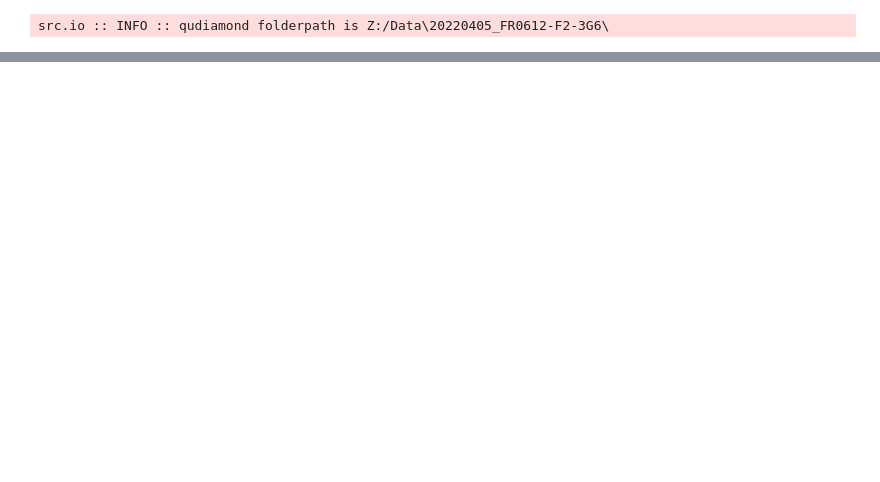
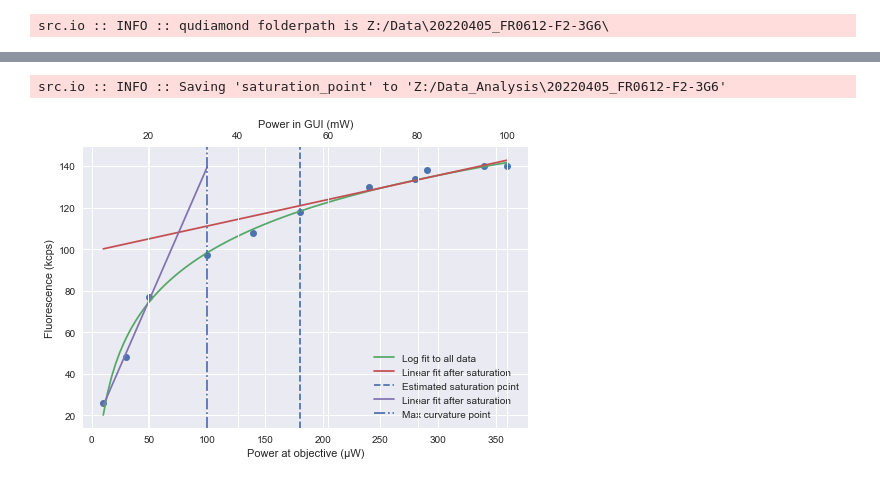
Before and after one commit to dineshpinto/qudi-hira-analysis, a Jupyter notebook: notebooks/20220405_FR0612-F2-3G6.ipynb, the cells around one changed output, grey strips where cells are left out. Drawn from its saved outputs; the diff is of its cells as text; code cells hidden in the pictures; blank space fills up the shorter version.

```diff
--- a/notebooks/20220405_FR0612-F2-3G6.ipynb
+++ b/notebooks/20220405_FR0612-F2-3G6.ipynb
@@ -49,0 +73,42 @@ src.io :: INFO :: Saving 'laser_normalization' to 'Z:/Data_Analysis\20220405_FR0
+# %%
+fig, ax = plt.subplots(figsize=(7, 5))
+
+ax.plot(df['Obj Power (uW)'], df['Counts'], "o")
+
+# Log fit
+popt, pcov = curve_fit(logarithm, df['Obj Power (uW)'], df['Counts'])
+x = np.linspace(df['Obj Power (uW)'].min(), df['Obj Power (uW)'].max(), 100)
+ax.plot(x, logarithm(x, *popt), label="Log fit to all data")
+
+# Linear fit optimizer
+# for b in range(4, 9, 1):
+#     popt, pcov = curve_fit(linear, df['Obj Power (uW)'][0:b], df['Counts'][0:b])
+#     ax.plot(df['Obj Power (uW)'][0:9], linear(df['Obj Power (uW)'][0:9], *popt), label=f"b={b}")
+
+# Linear fit result
+optimal_point = 6
+popt, pcov = curve_fit(linear, df['Obj Power (uW)'][0:optimal_point], df['Counts'][0:optimal_point])
+ax.plot(df['Obj Power (uW)'], linear(df['Obj Power (uW)'], *popt), label="Linear fit after saturation")
+ax.axvline(df['Obj Power (uW)'][optimal_point - 1], linestyle="--", label="Estimated saturation point")
+
+optimal_point = 3
+popt, pcov = curve_fit(linear, df['Obj Power (uW)'][-optimal_point:], df['Counts'][-optimal_point:])
+ax.plot(df['Obj Power (uW)'][-optimal_point - 1:], linear(df['Obj Power (uW)'][-optimal_point - 1:], *popt), label="Linear fit after saturation")
+
+ax.axvline(df['Obj Power (uW)'][len(df['Obj Power (uW)']) - optimal_point - 1], linestyle="-.", label="Max curvature point")
+
+ax.set_ylabel("Fluorescence (kcps)")
+ax.set_xlabel("Power at objective (μW)")
+# ax.set_title("FR0612-F2-3G6")
+ax.legend()
+
+ax2 = ax.twiny()
+ax2.plot(df['GUI power (mW)'], df['Counts'], " ")
+ax2.set_xlabel("Power in GUI (mW)")
+
+fig.tight_layout()
+
+sio.save_figures("saturation_point", folder=FIGURE_FOLDERPATH)
+# %% [output]
+src.io :: INFO :: Saving 'saturation_point' to 'Z:/Data_Analysis\20220405_FR0612-F2-3G6'
+[figure, added]
```
Also changed, not shown: parts of 8 cells of this notebook, 1 other file.
